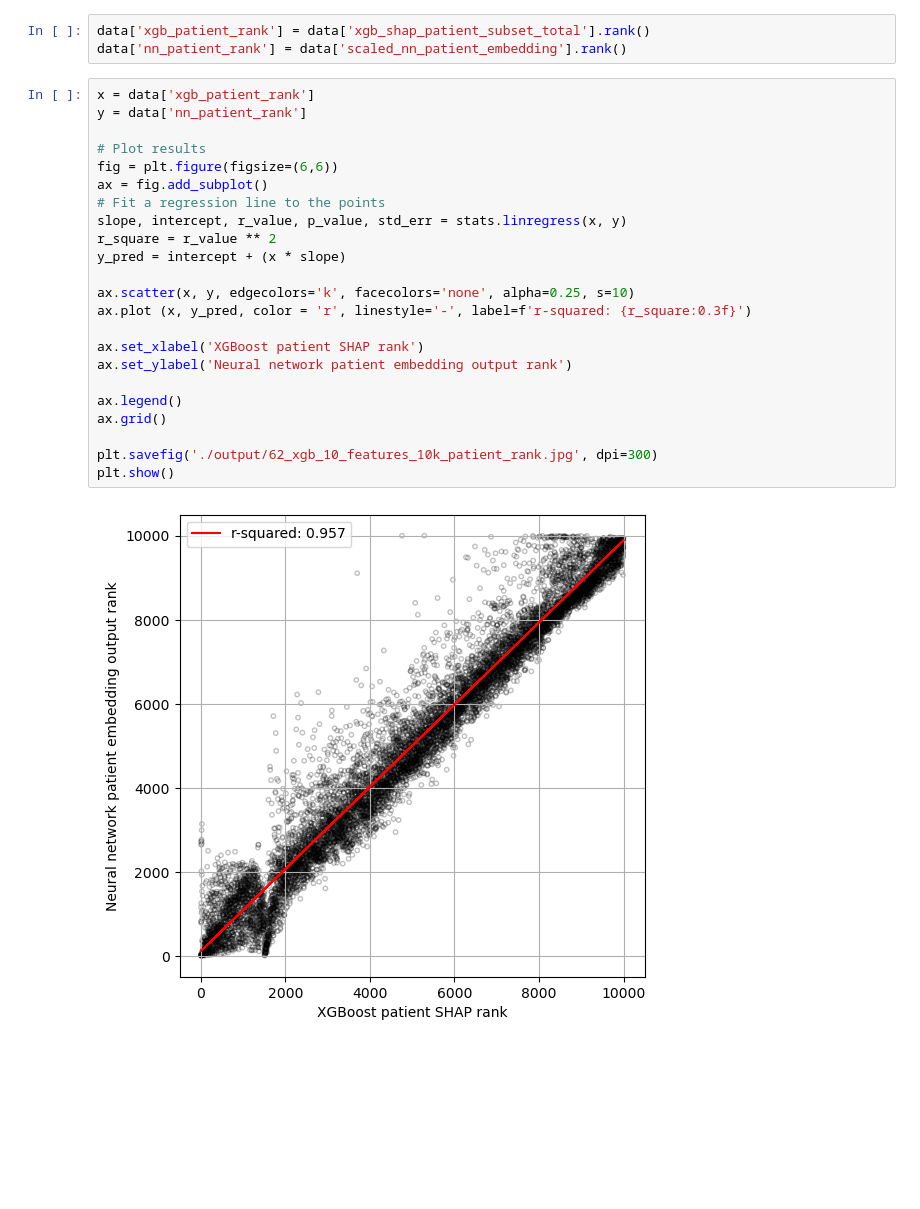
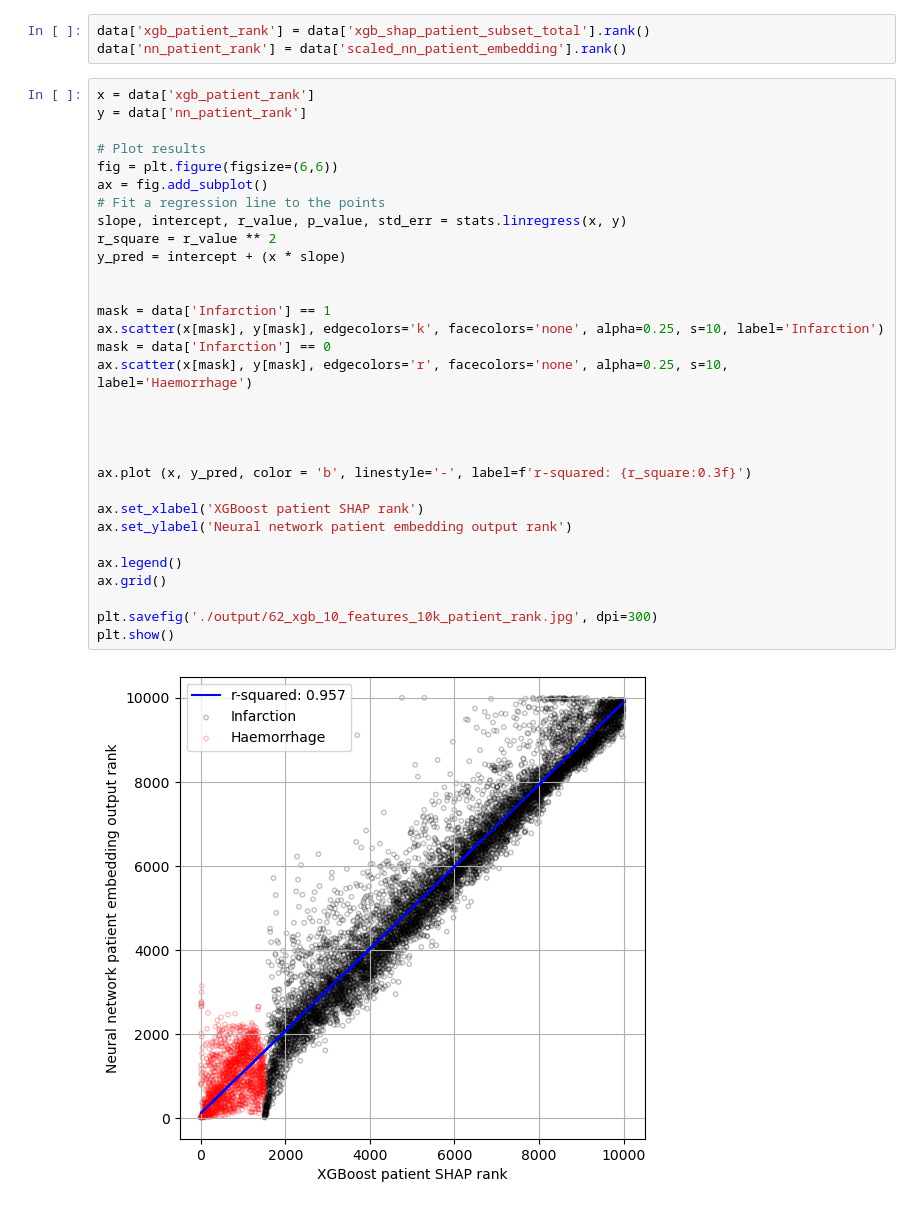
Before and after one commit to samuel-book/samuel_shap_paper_1, a Jupyter notebook: xgb_10_features/62_xgb_nn_comparison.ipynb, the cells around one changed output. Cells and saved outputs as stored; diff of their text form; blank space fills up the shorter version.

Commit message:
Update chart coloring

```diff
--- a/xgb_10_features/62_xgb_nn_comparison.ipynb
+++ b/xgb_10_features/62_xgb_nn_comparison.ipynb
@@ -268,25 +270,33 @@ data['nn_patient_rank'] = data['scaled_nn_patient_embedding'].rank()
 # %%
 x = data['xgb_patient_rank']
 y = data['nn_patient_rank']
 
 # Plot results
 fig = plt.figure(figsize=(6,6))
 ax = fig.add_subplot()
 # Fit a regression line to the points
 slope, intercept, r_value, p_value, std_err = stats.linregress(x, y)
 r_square = r_value ** 2
 y_pred = intercept + (x * slope)
 
-ax.scatter(x, y, edgecolors='k', facecolors='none', alpha=0.25, s=10)
-ax.plot (x, y_pred, color = 'r', linestyle='-', label=f'r-squared: {r_square:0.3f}')
+
+mask = data['Infarction'] == 1
+ax.scatter(x[mask], y[mask], edgecolors='k', facecolors='none', alpha=0.25, s=10, label='Infarction')
+mask = data['Infarction'] == 0
+ax.scatter(x[mask], y[mask], edgecolors='r', facecolors='none', alpha=0.25, s=10, label='Haemorrhage')
+
+
+
+
+ax.plot (x, y_pred, color = 'b', linestyle='-', label=f'r-squared: {r_square:0.3f}')
 
 ax.set_xlabel('XGBoost patient SHAP rank')
 ax.set_ylabel('Neural network patient embedding output rank')
 
 ax.legend()
 ax.grid()
 
 plt.savefig('./output/62_xgb_10_features_10k_patient_rank.jpg', dpi=300)
 plt.show()
 # %% [output]
-[figure, old version]
+[figure, new version]
```
Also changed, not shown: parts of 3 cells of this notebook, 1 other file.
